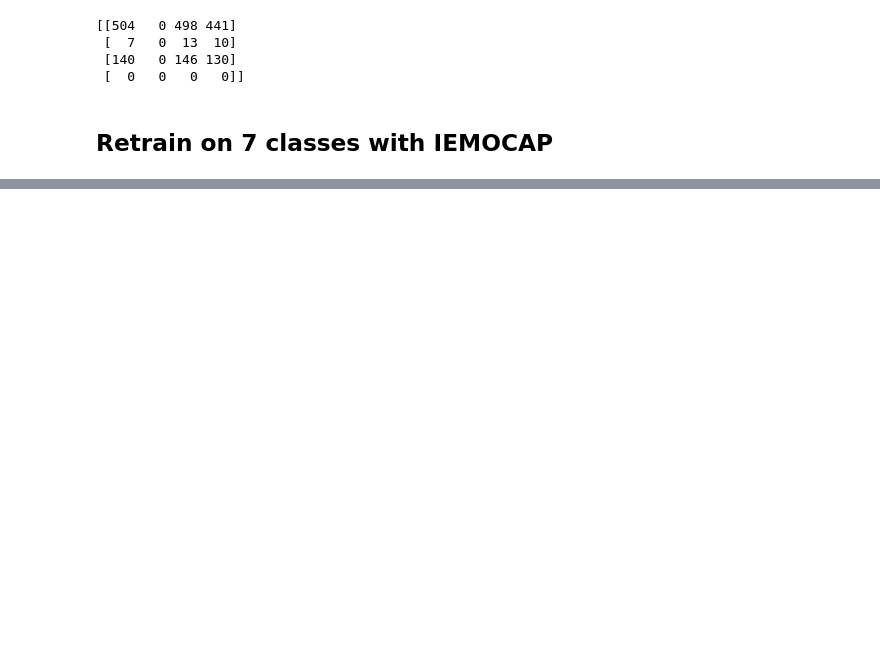
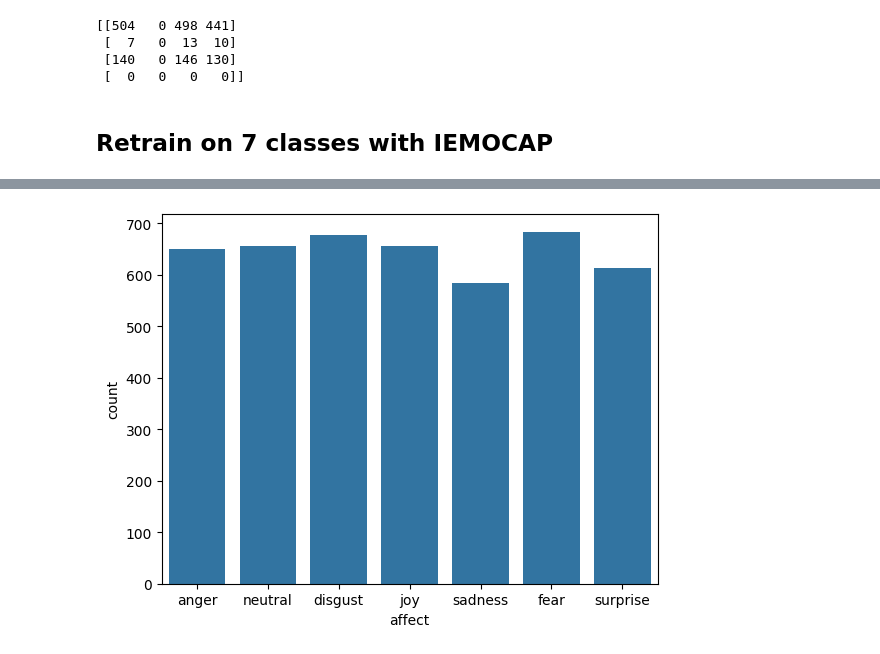
Before and after one commit to rosielab/BERSt, a Jupyter notebook: speech_brain/benchmark.ipynb, the cells around one changed output, grey strips where cells are left out. Cells and saved outputs as stored; diff of their text form; code cells hidden in the pictures; blank space fills up the shorter version.

```diff
--- a/speech_brain/benchmark.ipynb
+++ b/speech_brain/benchmark.ipynb
@@ -102,0 +147,10 @@ print(cf_matrix)
+# %%
+berst_test = pd.read_csv('../shout-data/test_data.csv')
+berst_train = pd.read_csv('../shout-data/train_data.csv')
+berst_validation = pd.read_csv('../shout-data/validation_data.csv')
+
+combined_berst = pd.concat([berst_test, berst_train, berst_validation])
+# %%
+ax = sns.countplot(x="affect", data=combined_berst)
+# %% [output]
+[figure, added]
```
Also changed, not shown: parts of 28 cells of this notebook, 4 other files.
